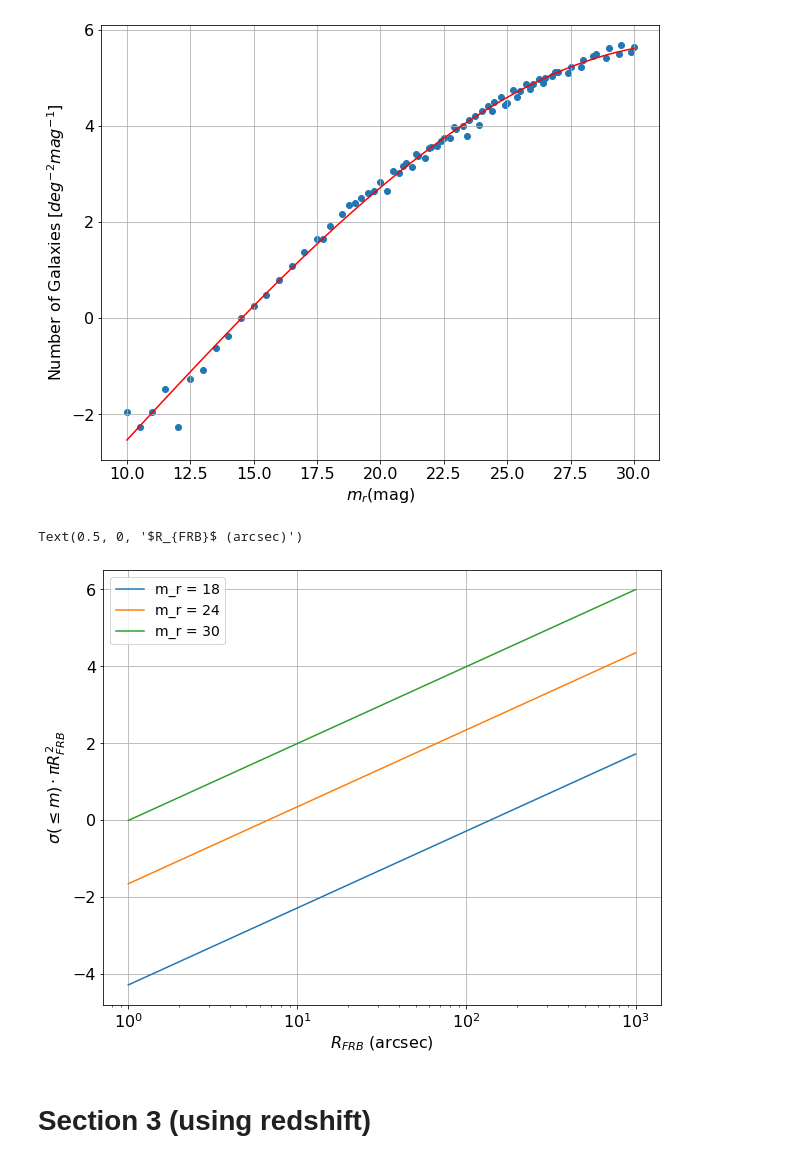
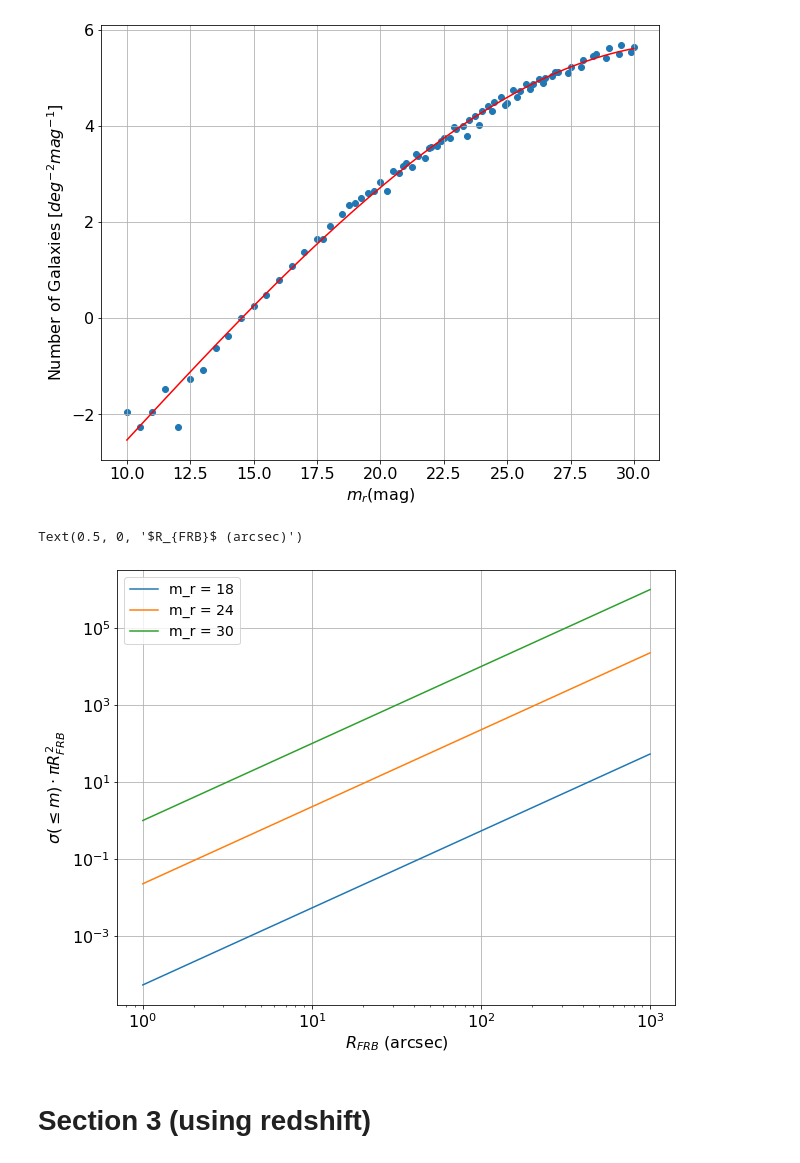
Before and after one commit to KshitijAggarwal/casp, a Jupyter notebook: examples/eb17_plots.ipynb, the cells around one changed output. Drawn from its saved outputs; the diff is of its cells as text; code cells hidden in the pictures.

```diff
--- a/examples/eb17_plots.ipynb
+++ b/examples/eb17_plots.ipynb
@@ -47,24 +47,25 @@ ns = []
 # %%
 # Fig 1, top right
 ms = [18, 24, 30]
 for m in ms:
     rs = np.linspace(1,1000, 100)
     ps = []
     ns = []
     for r in rs:
         p, n = casp.prob_eb17(r, m, ret_numgal = True)
         ps.append(p)
         ns.append(n)
     p = np.array(p)
     ns = np.array(ns)
-    plt.plot(rs, np.log10(ns), label=f'm_r = {m}')
+    plt.plot(rs, ns, label=f'm_r = {m}')
 plt.legend()
 plt.xscale('log')
+plt.yscale('log')
 plt.grid()
 plt.ylabel(r'$\sigma(\leq m)\cdot \pi R^2_{FRB}$')
 plt.xlabel(r'$R_{FRB}$ (arcsec)')
 # %% [output]
 Text(0.5, 0, '$R_{FRB}$ (arcsec)')
-[figure, old version]
+[figure, new version]
 # %% [markdown]
 # Section 3 (using redshift)
```
Also changed, not shown: parts of 6 cells of this notebook.
